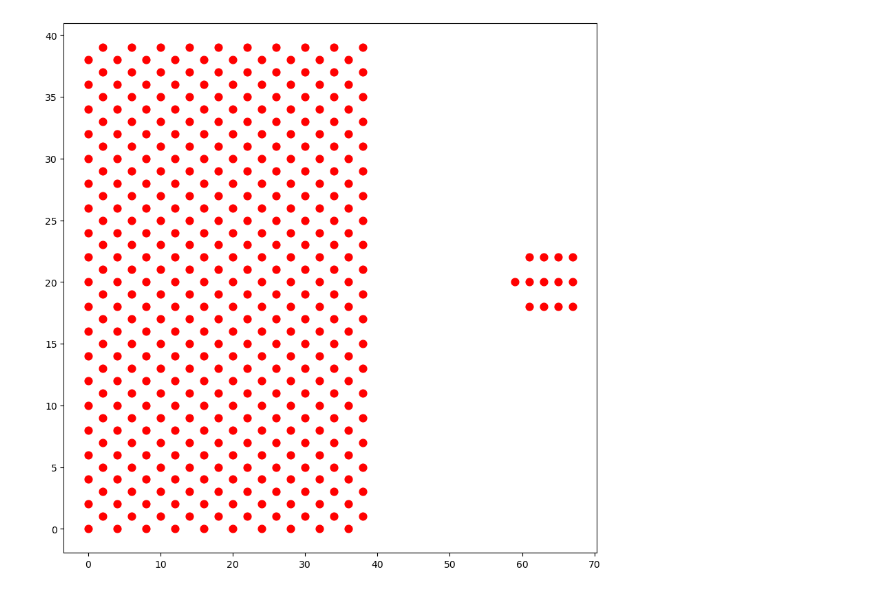
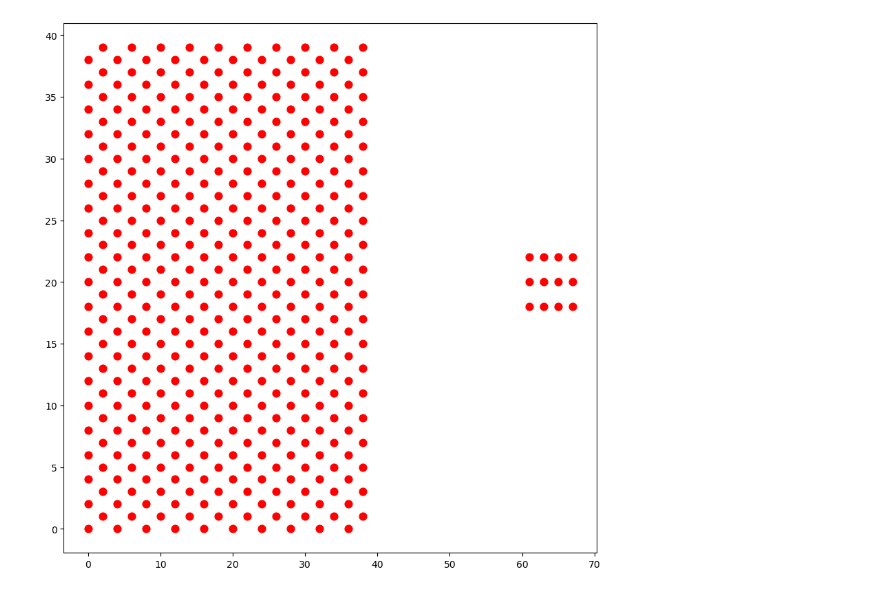
Before and after one commit to NopeNopes/MPI_particle_project, a Jupyter notebook: plot_time.ipynb, the cells around one changed output. Saved outputs shown, nothing was run; the diff lists cells and outputs as text; code cells hidden in the pictures.

```diff
--- a/plot_time.ipynb
+++ b/plot_time.ipynb
@@ -3,6 +3,3 @@ import numpy as np
 import matplotlib.pyplot as plt
 import matplotlib.animation as animation
 import pandas as pd
-# %%
-df_x = pd.read_csv("D://Uni//11 semester//c++//ParticleMethod//MPI_particle_project//output//particles_list_x.txt", sep=",", header=None)
-df_y = pd.read_csv("D://Uni//11 semester//c++//ParticleMethod//MPI_particle_project//output//particles_list_y.txt", sep=",", header=None)
@@ -32,40 +6,46 @@ df_x
+# %%
+def PrepareData(DIR_X, DIR_Y):
+    df_x = pd.read_csv(DIR_X, sep=",", header=None)
+    df_y = pd.read_csv(DIR_Y, sep=",", header=None)
+    df_x = df_x.dropna(axis='columns')
+    df_y = df_y.dropna(axis='columns')
+
+    return df_x, df_y
 # %%
-plt.close('all') # close all previous plots
+DIR_X = "D://Uni//11 semester//c++//ParticleMethod//MPI_particle_project//output//particles_list_x.txt"
+DIR_Y = "D://Uni//11 semester//c++//ParticleMethod//MPI_particle_project//output//particles_list_y.txt"
 
-fig, ax = plt.subplots(figsize=(10,10))
+df_x, df_y = PrepareData(DIR_X, DIR_Y)
 
 mesh = 20
 d = 2
 mesh_size = mesh*d + 4
 
+
+plt.close('all') # close all previous plot
+fig, ax = plt.subplots(figsize=(10,10))
+
 t = np.array(df_x.iloc[:,0])
 x = np.array(df_x.iloc[0,1:])
 y = np.array(df_y.iloc[0,1:])
 l = plt.scatter(x, y, s= 10)
-
-# ax = plt.axis([-mesh_size,mesh_size + 4,-mesh_size,mesh_size + 4])
-
 x_all = np.array(df_x.iloc[:,1:])
 y_all = np.array(df_y.iloc[:,1:])
 
-
 redDot = plt.scatter(x_all[0, np.newaxis], y_all[0, np.newaxis], c='r', s=60)
-
 def animate(i):
     data = np.vstack((x_all[np.newaxis, i].reshape(-1), y_all[np.newaxis, i].reshape(-1))).transpose()
     redDot.set_offsets(data)
     return redDot,
-
 # create animation using the animate() function
 myAnimation = animation.FuncAnimation(fig, animate, frames=len(t), \
                                       interval=10, blit=True, repeat=True)
-
 
 plt.show()
 
 f = r"D://Uni//11 semester//c++//ParticleMethod//MPI_particle_project//output//animate_func.gif"
 numDataPoints = len(np.linspace(0, 20, 100))
 writergif = animation.PillowWriter(fps=numDataPoints/6)
 myAnimation.save(f, writer=writergif)
 # %% [output]
-[figure, old version]
+[figure, new version]
```
Also changed, not shown: parts of 4 cells of this notebook, 20 other files.
